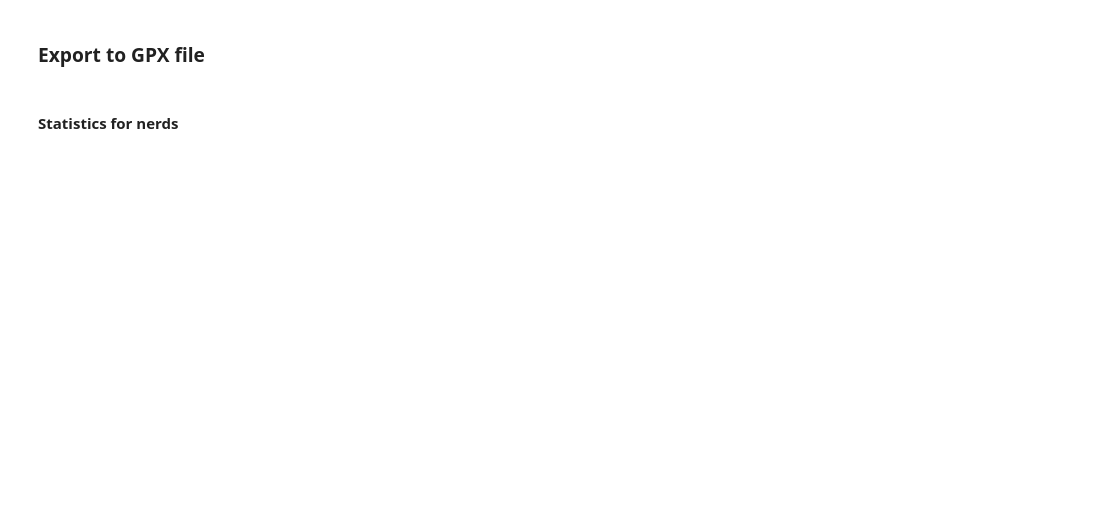
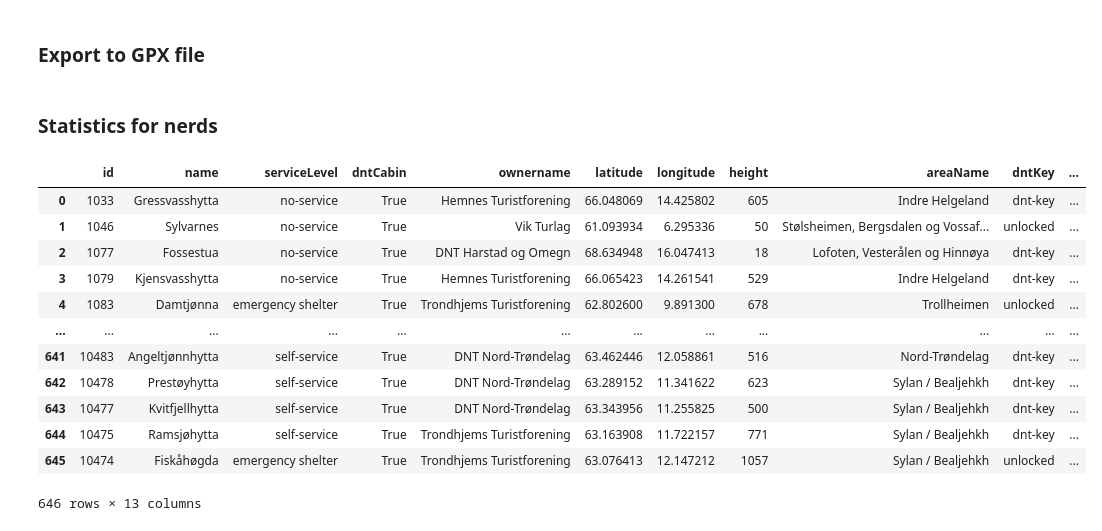
Before and after one commit to Dabendorf/DNT-Hytter, a Jupyter notebook: DNThytter.ipynb, the cells around one changed output. Cells and saved outputs as stored; diff of their text form; code cells hidden in the pictures; blank space fills up the shorter version.

```diff
--- a/DNThytter.ipynb
+++ b/DNThytter.ipynb
@@ -108,4 +119,20 @@ for i, row in df.iterrows():
 with open('points.gpx', 'w') as f:
     f.write(gpx.to_xml())
 # %% [markdown]
-#### Statistics for nerds
+### Statistics for nerds
+# %%
+df
+# %% [output]
+|  | id | name | serviceLevel | dntCabin | ownername | latitude | longitude | height | areaName | dntKey | ... |
+| 0 | 1033 | Gressvasshytta | no-service | True | Hemnes Turistforening | 66.048069 | 14.425802 | 605 | Indre Helgeland | dnt-key | ... |
+| 1 | 1046 | Sylvarnes | no-service | True | Vik Turlag | 61.093934 | 6.295336 | 50 | Stølsheimen, Bergsdalen og Vossaf... | unlocked | ... |
+| 2 | 1077 | Fossestua | no-service | True | DNT Harstad og Omegn | 68.634948 | 16.047413 | 18 | Lofoten, Vesterålen og Hinnøya | dnt-key | ... |
+| 3 | 1079 | Kjensvasshytta | no-service | True | Hemnes Turistforening | 66.065423 | 14.261541 | 529 | Indre Helgeland | dnt-key | ... |
+| 4 | 1083 | Damtjønna | emergency shelter | True | Trondhjems Turistforening | 62.802600 | 9.891300 | 678 | Trollheimen | unlocked | ... |
+| ... | ... | ... | ... | ... | ... | ... | ... | ... | ... | ... | ... |
+| 641 | 10483 | Angeltjønnhytta | self-service | True | DNT Nord-Trøndelag | 63.462446 | 12.058861 | 516 | Nord-Trøndelag | dnt-key | ... |
+| 642 | 10478 | Prestøyhytta | self-service | True | DNT Nord-Trøndelag | 63.289152 | 11.341622 | 623 | Sylan / Bealjehkh | dnt-key | ... |
+| 643 | 10477 | Kvitfjellhytta | self-service | True | DNT Nord-Trøndelag | 63.343956 | 11.255825 | 500 | Sylan / Bealjehkh | dnt-key | ... |
+| 644 | 10475 | Ramsjøhytta | self-service | True | Trondhjems Turistforening | 63.163908 | 11.722157 | 771 | Sylan / Bealjehkh | dnt-key | ... |
+| 645 | 10474 | Fiskåhøgda | emergency shelter | True | Trondhjems Turistforening | 63.076413 | 12.147212 | 1057 | Sylan / Bealjehkh | unlocked | ... |
+646 rows × 13 columns
```
Also changed, not shown: parts of 12 cells of this notebook.
